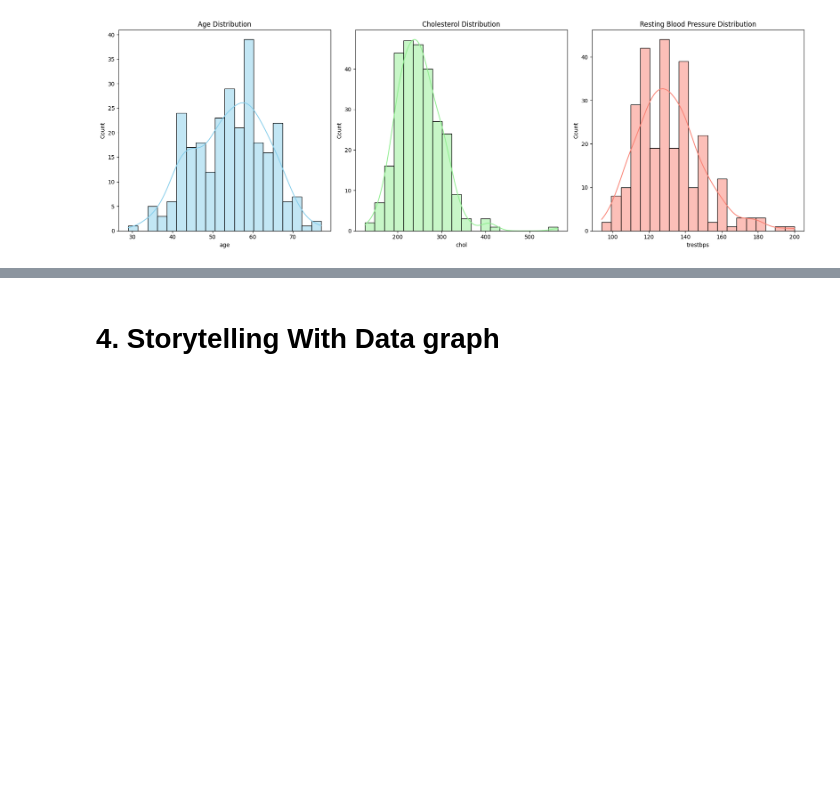
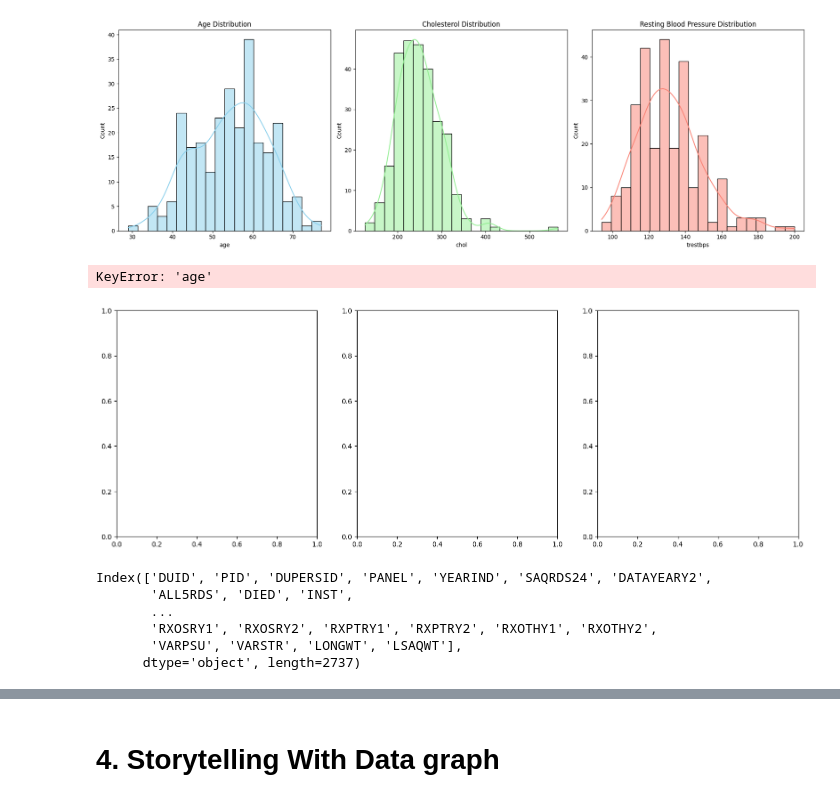
Before and after one commit to bchekole/2025-Spring-B2, a Jupyter notebook: 2025-spring-B2-main-2/OMDS-ModB2-Week4-Chekole-Beth.ipynb, the cells around one changed output, grey strips where cells are left out. Cells and saved outputs as stored; diff of their text form; code cells hidden in the pictures; blank space fills up the shorter version.

```diff
--- a/2025-spring-B2-main-2/OMDS-ModB2-Week4-Chekole-Beth.ipynb
+++ b/2025-spring-B2-main-2/OMDS-ModB2-Week4-Chekole-Beth.ipynb
@@ -243,3 +264,38 @@ plt.tight_layout()
 plt.show()
 # %% [output]
 [figure]
+# %%
+# Load the dataset
+df2 = pd.read_csv("Heart disease data2.csv")
+# %%
+
+# Set up the figure and axis
+fig, axes = plt.subplots(1, 3, figsize=(18, 6))
+
+# Plot histogram for age
+sns.histplot(df2['age'], kde=True, bins=20, color='skyblue', ax=axes[0])
+axes[0].set_title('Age Distribution')
+
+# Plot histogram for cholesterol
+sns.histplot(df2['chol'], kde=True, bins=20, color='lightgreen', ax=axes[1])
+axes[1].set_title('Cholesterol Distribution')
+
+# Plot histogram for resting blood pressure
+sns.histplot(df2['trestbps'], kde=True, bins=20, color='salmon', ax=axes[2])
+axes[2].set_title('Resting Blood Pressure Distribution')
+
+# Show the plot
+plt.tight_layout()
+plt.show()
+# %% [output]
+KeyError: 'age'
+[figure, added]
+# %%
+print(df2.columns)
+# %% [output]
+Index(['DUID', 'PID', 'DUPERSID', 'PANEL', 'YEARIND', 'SAQRDS24', 'DATAYEARY2',
+       'ALL5RDS', 'DIED', 'INST',
+       ...
+       'RXOSRY1', 'RXOSRY2', 'RXPTRY1', 'RXPTRY2', 'RXOTHY1', 'RXOTHY2',
+       'VARPSU', 'VARSTR', 'LONGWT', 'LSAQWT'],
+      dtype='object', length=2737)
```
Also changed, not shown: parts of 4 cells of this notebook, 2 other files.
